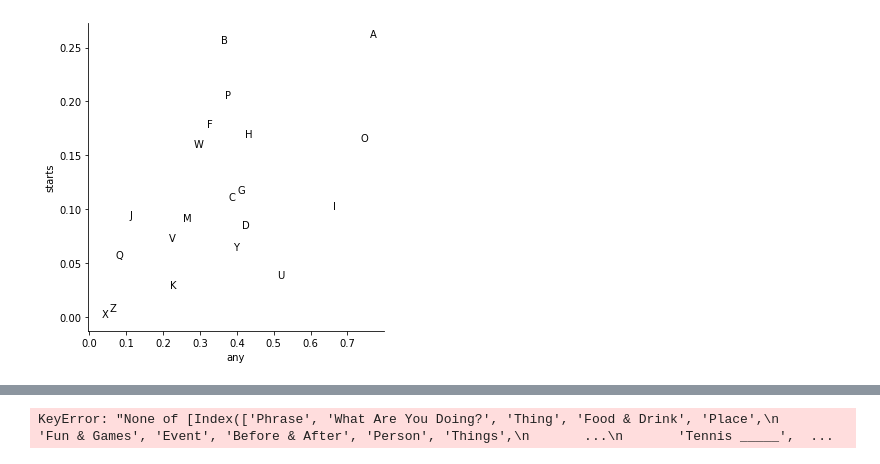
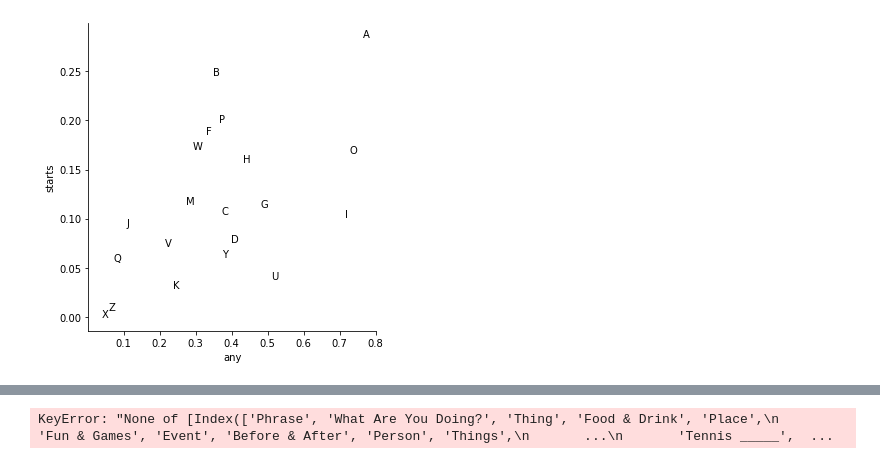
Before and after one commit to evanrgreen/WheelOfFortune, a Jupyter notebook: WOF analysis.ipynb, the cells around one changed output, grey strips where cells are left out. Cells and saved outputs as stored; diff of their text form; code cells hidden in the pictures.

```diff
--- a/WOF analysis.ipynb
+++ b/WOF analysis.ipynb
@@ -4,7 +4,7 @@ import numpy as np
 import seaborn as sns
 import matplotlib.pyplot as plt
 
-puzzles = pd.read_csv("all_recent_puzzles.csv")
+puzzles = pd.read_csv("updated_scrape.csv")
 letters = "ABCDEFGHIJKLMNOPQRSTUVWXYZ"
 # %%
 puzzles = puzzles[~puzzles.Puzzle.isna()].copy()
@@ -61,4 +61,5 @@ AttributeError: 'Series' object has no attribute 'melt'
 # %%
+puzzles["test"] = 1
 sns.barplot(
     data=puzzles[puzzles.Round.isin(["BR"])]
     .groupby("test")
@@ -69,5 +70,5 @@ sns.barplot(
     y="value",
 )
 
-plt.xticks(rotation=90)
+_ = plt.xticks(rotation=90)
 # %% [output]
@@ -175,32 +142,33 @@ plt.xticks(rotation=90)
 # %%
 starts = (
-    puzzles[puzzles.Round.isin(["BR"]) & ~puzzles.Category.isin(["What Are You Doing?"])]
+    puzzles[puzzles.Round.isin(["BR"])] #& ~puzzles.Category.isin(["What Are You Doing?"])]
     .groupby("test")
     .mean(numeric_only=True)[[f"{l}_start" for l in letters]]
     .melt()
     .sort_values("value", ascending=False)
 )
 starts["variable"] = starts.variable.str.replace("_start", "")
 starts["starts"] = starts.pop("value")
 
 anys = (
-    puzzles[puzzles.Round.isin(["BR"]) & ~puzzles.Category.isin(["What Are You Doing?"])]
+    puzzles[puzzles.Round.isin(["BR"])]# & ~puzzles.Category.isin(["What Are You Doing?"])]
+
     .groupby("test")
     .mean(numeric_only=True)[[f"{l}_any" for l in letters]]
     .melt()
     .sort_values("value", ascending=False)
 )
 anys["variable"] = anys.variable.str.replace("_any", "")
 anys["any"] = anys.pop("value")
 
 merged = anys.merge(starts)
 sns.lmplot(data=merged, x="any", y="starts", fit_reg=False, scatter_kws={"alpha": 0})
 for r in merged.itertuples():
     if r.variable in "LSRTNE":
         continue
     plt.text(r.any, r.starts, r.variable)
 # %% [output]
-[figure, old version]
+[figure, new version]
 # %%
 puzzles["test"] = 1
 sns.barplot(
```
Also changed, not shown: parts of 8 cells of this notebook, 1 other file.
